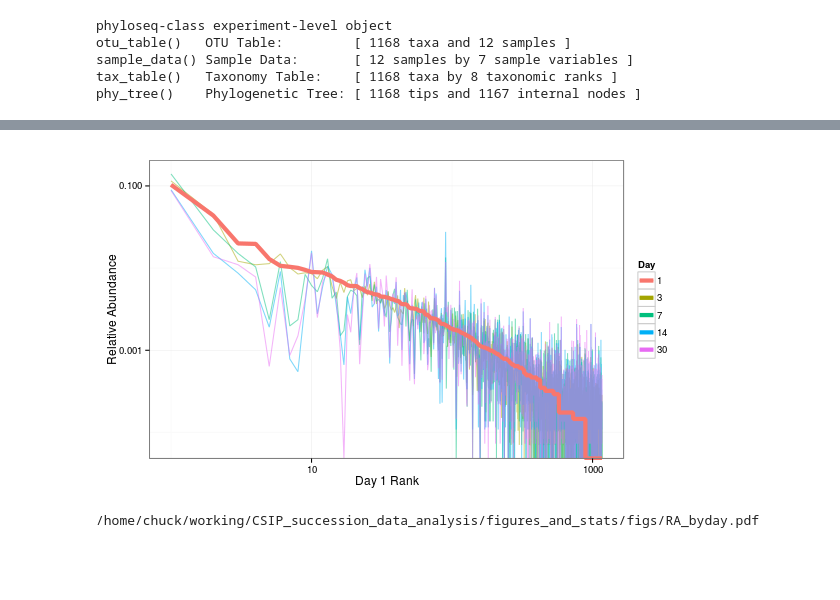
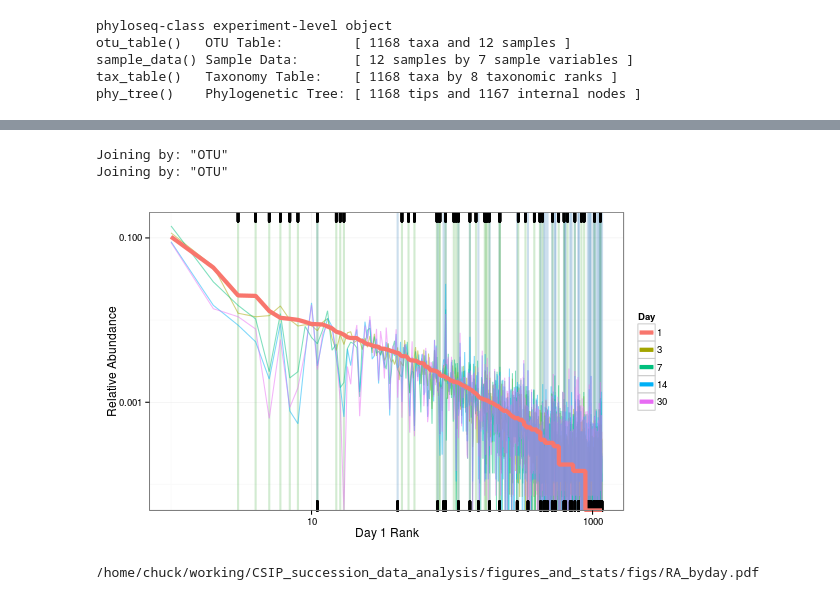
Before and after one commit to chuckpr/CSIP_succession_data_analysis, a Jupyter notebook: figures_and_stats/bulk_rank_abundance.ipynb, the cells around one changed output, grey strips where cells are left out. Saved outputs shown, nothing was run; the diff lists cells and outputs as text; code cells hidden in the pictures; blank space fills up the shorter version.

```diff
--- a/figures_and_stats/bulk_rank_abundance.ipynb
+++ b/figures_and_stats/bulk_rank_abundance.ipynb
@@ -48,6 +63,9 @@ head(mdf)
 9  Micrococcales Micrococcaceae Arthrobacter  <NA>  <NA>  <NA>
 5  Micrococcales Micrococcaceae Arthrobacter  <NA>  <NA>  <NA>
 2  Micrococcales Micrococcaceae Arthrobacter  <NA>  <NA>  <NA>
+# %%
+%%R
+df.l2fc = read.csv("../data/l2fc_table.csv")
 # %%
 %%R
 mdf.byday = ddply(mdf, .(Day, OTU), summarize, mean_day_abundance = mean(Abundance))
@@ -58,23 +78,45 @@ mdf.byday.ranked = join(mdf.byday, mdf.1[,c("OTU","Rank")], by = "OTU")
+# %%
+%%R
+FDR = 0.10
+
+df.l2fc.rspndr = df.l2fc %>%
+    group_by(OTU, Treatment) %>%
+    summarize(minP = min(padj)) %>%
+    filter(minP <= FDR)
+# %%
+%%R
+FDR = 0.10
+
+d.cell = left_join(df.l2fc.rspndr %>% filter(Treatment == "13CCPS"), mdf.byday.ranked)
+d.xyl = left_join(df.l2fc.rspndr %>% filter(Treatment == "13CXPS"), mdf.byday.ranked)
+# %% [output]
+Joining by: "OTU"
+Joining by: "OTU"
 # %%
 %%R -w 600 -h 350
-
 p = ggplot(mdf.byday.ranked, aes(x = Rank, y = mean_day_abundance, color = factor(Day)))
 
+p = p + geom_vline(data = d.cell, aes(xintercept = Rank), color = "#377eb8", alpha = 0.25, size = 1)
+p = p + geom_vline(data = d.xyl, aes(xintercept = Rank), color = "#4daf4a", alpha = 0.25, size = 1)
+
 p = p + geom_line(alpha = 0.5)
+
+p = p + geom_rug(data = d.cell, color = "black", sides = "b", size = 1.25)
+p = p + geom_rug(data = d.xyl, color = "black", sides = "t", size = 1.25)
 
 p = p + geom_line(data = subset(mdf.byday.ranked, Day == 1), size = 2)
 
 p = p + scale_y_log10()
 
 p = p + scale_x_log10()
 
 p = p + theme_bw()
 
 p = p + labs(x = "Day 1 Rank", y = "Relative Abundance", color = "Day")
 
 p
 # %% [output]
-[figure, old version]
+[figure, new version]
 # %%
 %%R
 ggsave("figs/RA_byday.pdf", p, h = 3.5, w = 6)
```
Also changed, not shown: parts of 5 cells of this notebook, 1 other file.
